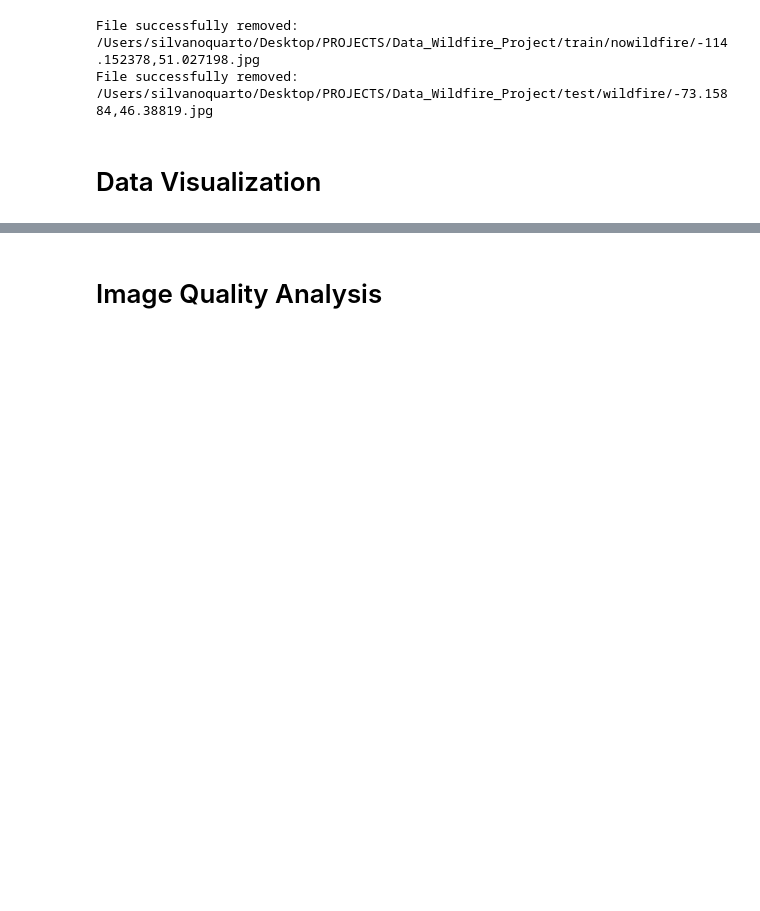
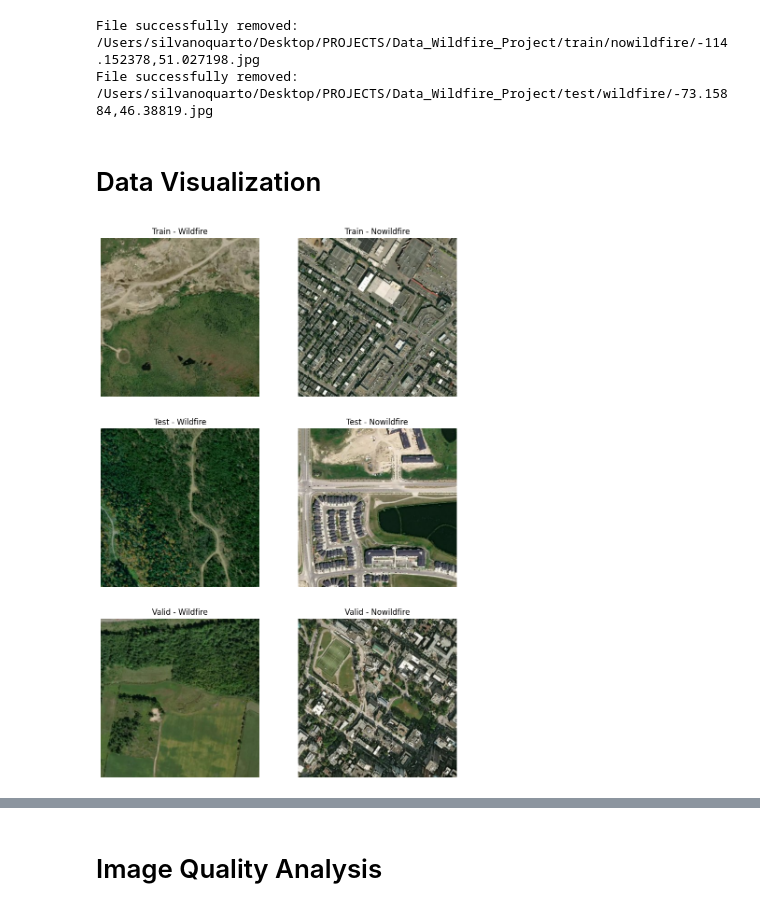
Before and after one commit to Silvano315/Wildfire_Prediction_with_Satellite_Images, a Jupyter notebook: EDA.ipynb, the cells around one changed output, grey strips where cells are left out. Drawn from its saved outputs; the diff is of its cells as text; code cells hidden in the pictures; blank space fills up the shorter version.

```diff
--- a/EDA.ipynb
+++ b/EDA.ipynb
@@ -148,3 +150,9 @@ File successfully removed: /Users/silvanoquarto/Desktop/PROJECTS/Data_Wildfire_P
 File successfully removed: /Users/silvanoquarto/Desktop/PROJECTS/Data_Wildfire_Project/test/wildfire/-73.15884,46.38819.jpg
 # %% [markdown]
 # Data Visualization
+# %%
+# Plot random images about wildfire and no wildfire images for each folder
+
+plot_sample_images(images_path, splits, labels)
+# %% [output]
+[figure, added]
```
Also changed, not shown: parts of 5 cells of this notebook.
